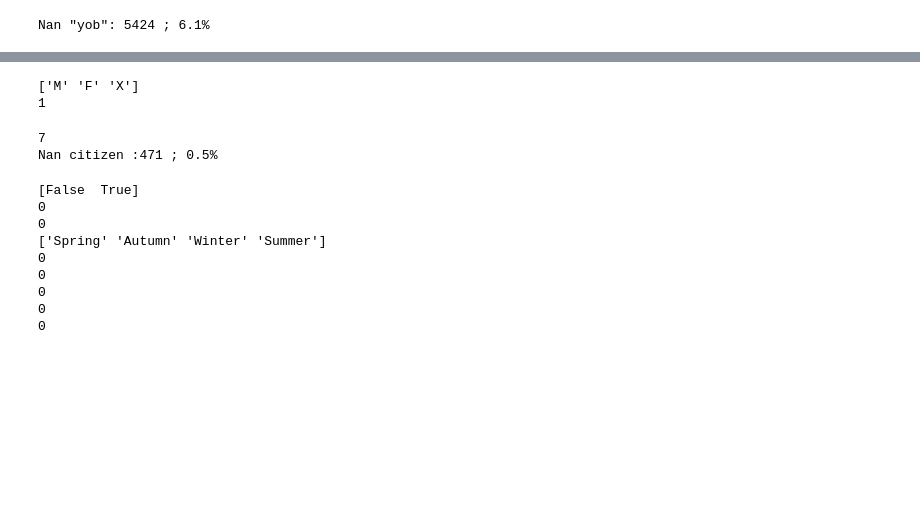
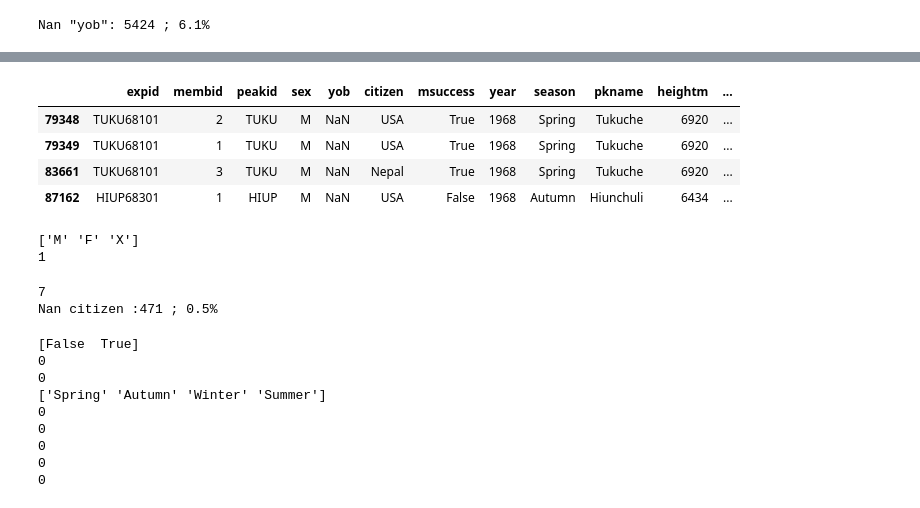
Before and after one commit to stingrayhub/IMT2200-Alonso-Aqueveque, a Jupyter notebook: tareas/t4/IMT2200-25s2 - Tarea 04.ipynb, the cells around one changed output, grey strips where cells are left out. Drawn from its saved outputs; the diff is of its cells as text; code cells hidden in the pictures; blank space fills up the shorter version.

```diff
--- a/tareas/t4/IMT2200-25s2 - Tarea 04.ipynb
+++ b/tareas/t4/IMT2200-25s2 - Tarea 04.ipynb
@@ -205,0 +254,8 @@ Nan "yob": 5424 ; 6.1%
+# %%
+
+df['yob'].fillna(df.groupby('expid')['yob'].transform('mean',), inplace=True)
+print(len(df[df['yob'].isnull()==True]))
+df['yob'].fillna(df.groupby('year')['yob'].transform('mean'), inplace=True)
+print(len(df[df['yob'].isnull()==True]))
+df['yob'].fillna(df['yob'].mean(), inplace=True)
+print(len(df[df['yob'].isnull()==True]))
@@ -206,2 +284,10 @@ Nan "yob": 5424 ; 6.1%
+# %%
+df[df['yob'].isnull()==True].head()
+# %% [output]
+|  | expid | membid | peakid | sex | yob | citizen | msuccess | year | season | pkname | heightm | ... |
+| 79348 | TUKU68101 | 2 | TUKU | M | NaN | USA | True | 1968 | Spring | Tukuche | 6920 | ... |
+| 79349 | TUKU68101 | 1 | TUKU | M | NaN | USA | True | 1968 | Spring | Tukuche | 6920 | ... |
+| 83661 | TUKU68101 | 3 | TUKU | M | NaN | Nepal | True | 1968 | Spring | Tukuche | 6920 | ... |
+| 87162 | HIUP68301 | 1 | HIUP | M | NaN | USA | False | 1968 | Autumn | Hiunchuli | 6434 | ... |
 # %%
 print(df['sex'].unique())
```
Also changed, not shown: parts of 8 cells of this notebook.
